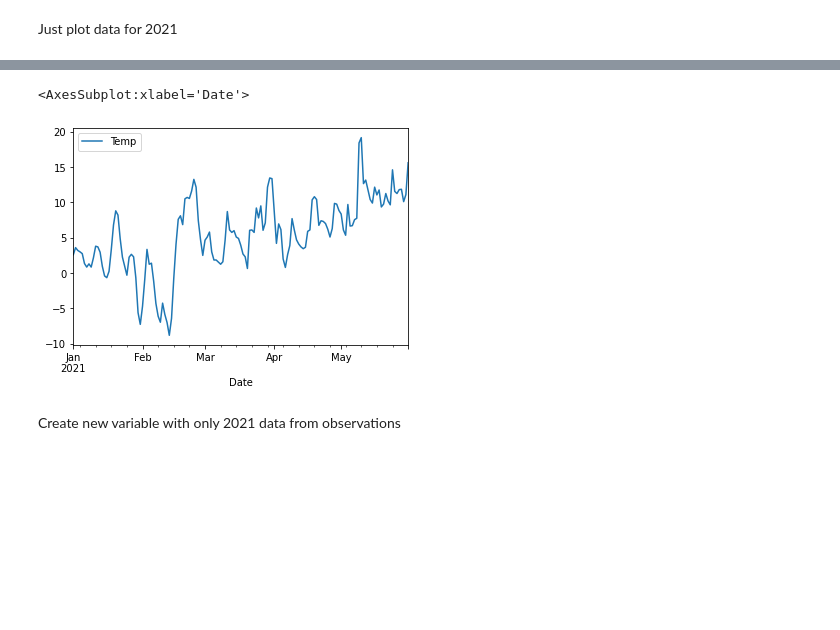
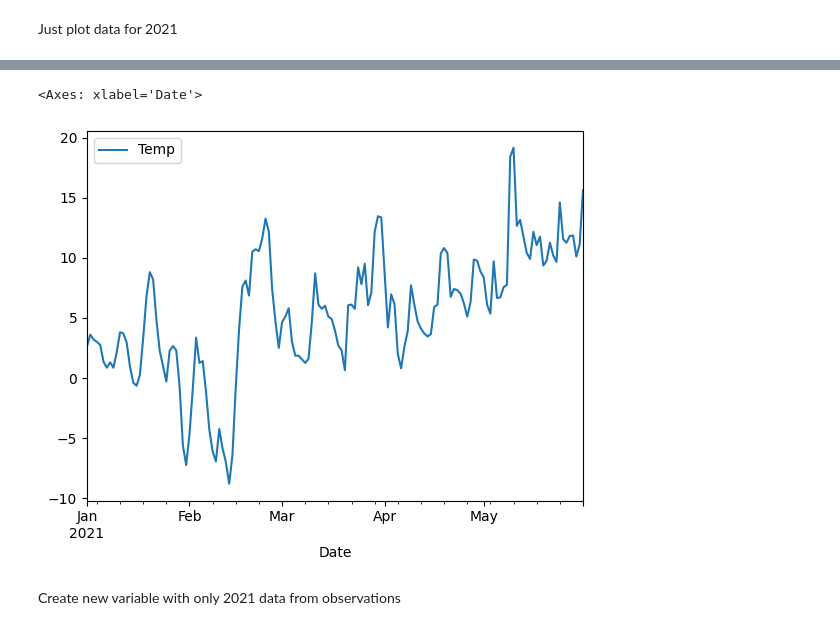
Before and after one commit to koldunovn/DT_model_data, a Jupyter notebook: notebooks/04_combine_point_observations_and_reanalysis.ipynb, the cells around one changed output, grey strips where cells are left out. Cells and saved outputs as stored; diff of their text form; code cells hidden in the pictures; blank space fills up the shorter version.

```diff
--- a/notebooks/04_combine_point_observations_and_reanalysis.ipynb
+++ b/notebooks/04_combine_point_observations_and_reanalysis.ipynb
@@ -109,8 +149,8 @@ Just plot data for 2021
 # %%
-tbremen['2021'].plot()
+tbremen.loc['2021'].plot()
 # %% [output]
-<AxesSubplot:xlabel='Date'>
+<Axes: xlabel='Date'>
-[figure, old version]
+[figure, new version]
 # %% [markdown]
 Create new variable with only 2021 data from observations
 # %%
```
Also changed, not shown: parts of 16 cells of this notebook, 4 other files.
